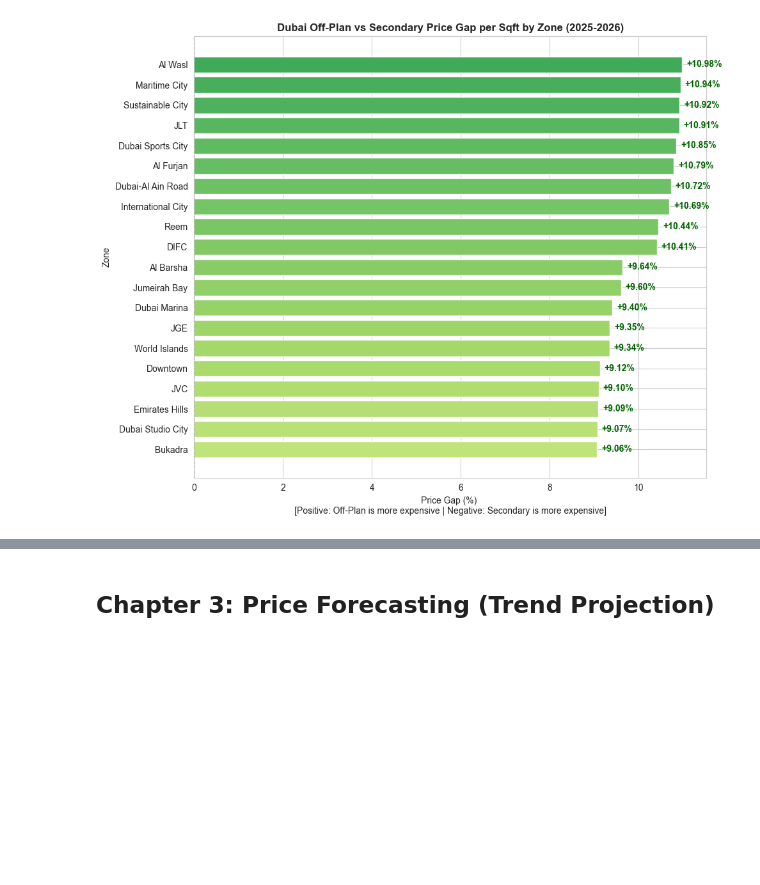
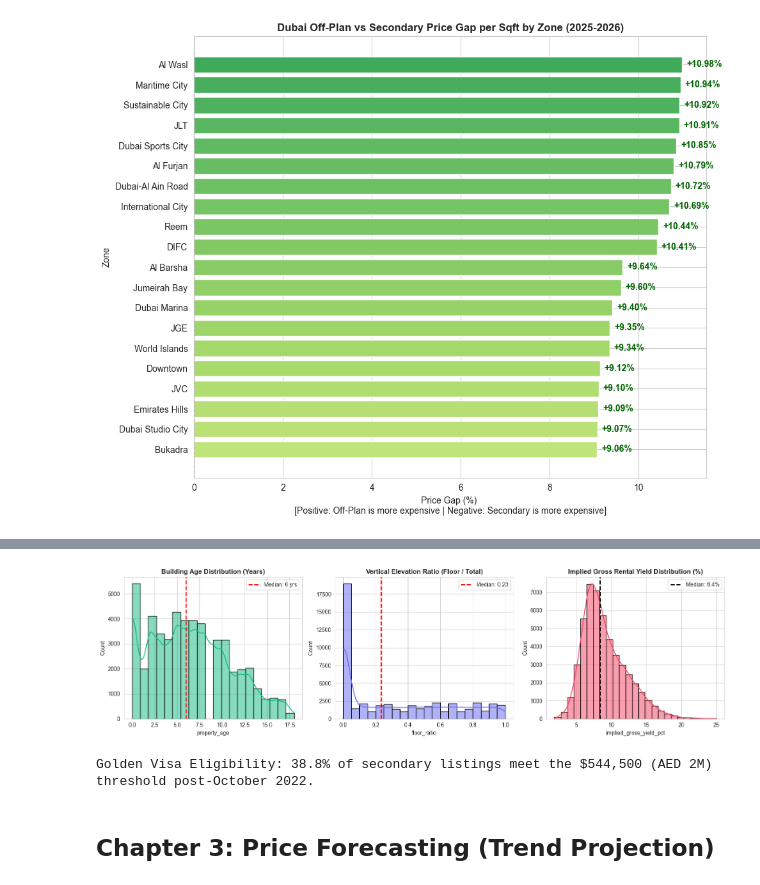
Before and after one commit to fathirrizkifadillah/Dubai-Real-Estate-2020---2026-, a Jupyter notebook: main.ipynb, the cells around one changed output, grey strips where cells are left out. Cells and saved outputs as stored; diff of their text form; code cells hidden in the pictures; blank space fills up the shorter version.

```diff
--- a/main.ipynb
+++ b/main.ipynb
@@ -1152,3 +1319,36 @@ plt.show()
+# %%
+import os
+fig, axes = plt.subplots(1, 3, figsize=(16, 4.5))
+
+# 1. Property Age Distribution
+sns.histplot(sec_enriched['property_age'], bins=20, ax=axes[0], color='#10b981', kde=True, edgecolor='black')
+axes[0].set_title("Building Age Distribution (Years)", fontweight='bold')
+axes[0].axvline(sec_enriched['property_age'].median(), color='red', linestyle='--', linewidth=2, label=f"Median: {sec_enriched['property_age'].median():.0f} yrs")
+axes[0].legend()
+
+# 2. Floor Ratio (Elevation Distribution)
+sns.histplot(sec_enriched['floor_ratio'], bins=20, ax=axes[1], color='#6366f1', kde=True, edgecolor='black')
+axes[1].set_title("Vertical Elevation Ratio (Floor / Total)", fontweight='bold')
+axes[1].axvline(sec_enriched['floor_ratio'].median(), color='red', linestyle='--', linewidth=2, label=f"Median: {sec_enriched['floor_ratio'].median():.2f}")
+axes[1].legend()
+
+# 3. Implied Gross Rental Yield (%)
+sns.histplot(sec_enriched['implied_gross_yield_pct'].dropna(), bins=25, ax=axes[2], color='#f43f5e', kde=True, edgecolor='black')
+axes[2].set_title("Implied Gross Rental Yield Distribution (%)", fontweight='bold')
+axes[2].axvline(sec_enriched['implied_gross_yield_pct'].median(), color='black', linestyle='--', linewidth=2, label=f"Median: {sec_enriched['implied_gross_yield_pct'].median():.1f}%")
+axes[2].legend()
+
+plt.tight_layout()
+
+filepath = os.path.join('plots', 'engineered_features_distribution.png')
+plt.savefig(filepath, dpi=300, bbox_inches='tight', facecolor='white')
+plt.show()
+
+gv_eligible = sec_enriched['is_golden_visa_tier'].mean() * 100
+print(f"Golden Visa Eligibility: {gv_eligible:.1f}% of secondary listings meet the $544,500 (AED 2M) threshold post-October 2022.")
+# %% [output]
+[figure, added]
+Golden Visa Eligibility: 38.8% of secondary listings meet the $544,500 (AED 2M) threshold post-October 2022.
 # %% [markdown]
 ## Chapter 3: Price Forecasting (Trend Projection)
 # %%
```
Also changed, not shown: parts of 10 cells of this notebook, 10 other files.
